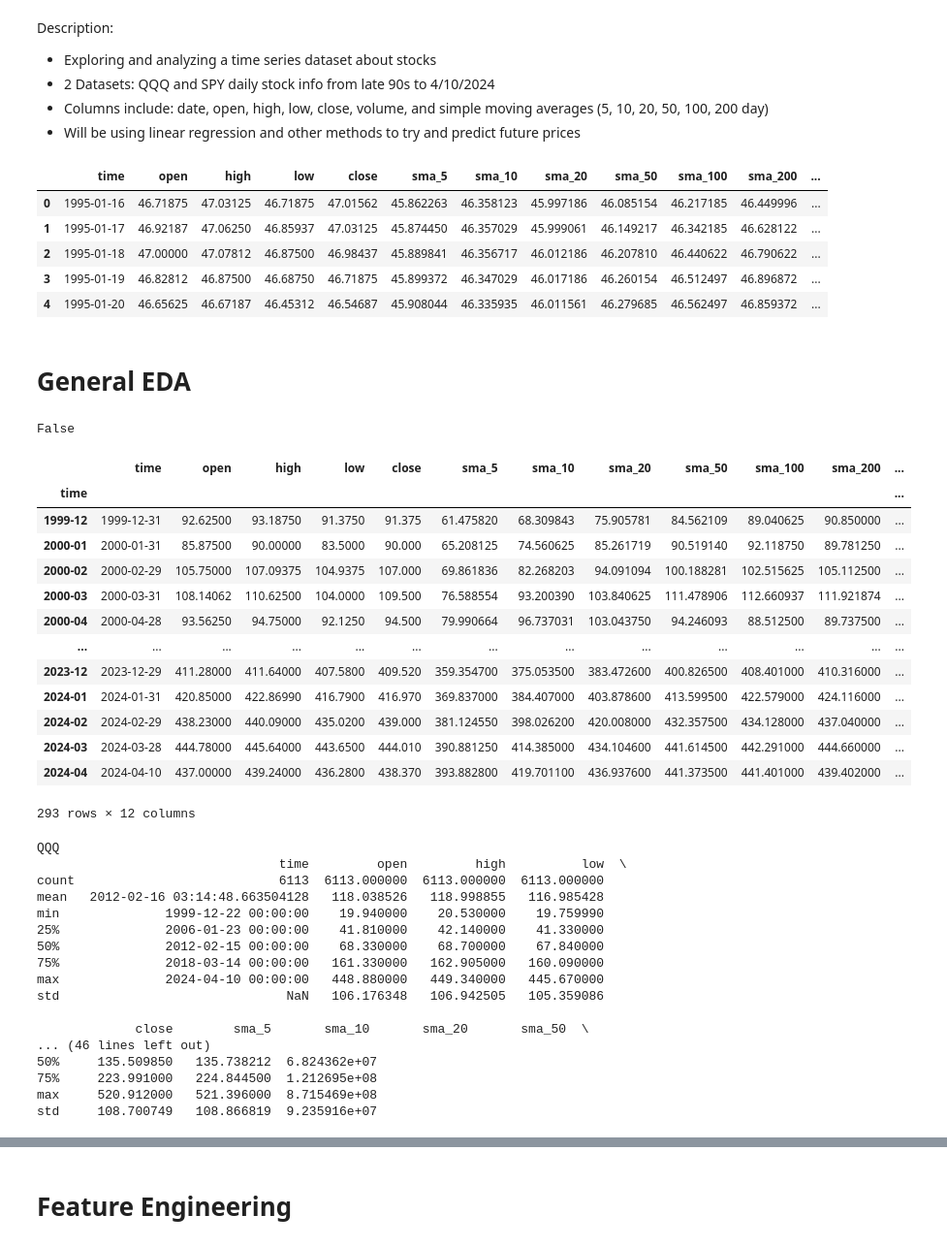
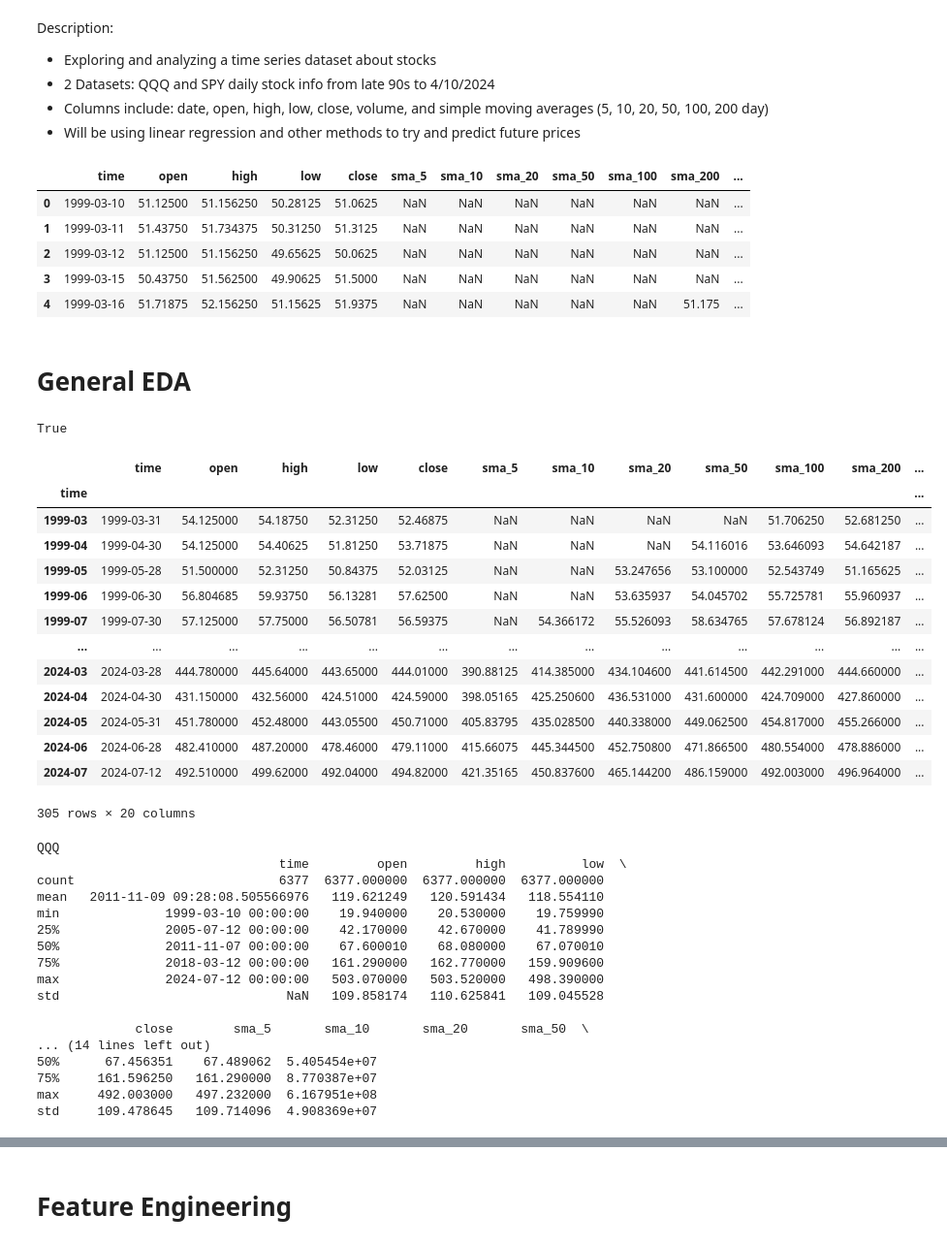
Before and after one commit to GuhGonk/stock_price, a Jupyter notebook: stocks_1D_sma.ipynb, the cells around one changed output, grey strips where cells are left out. Shown at 97% size. Saved outputs shown, nothing was run; the diff lists cells and outputs as text; code cells hidden in the pictures.

```diff
--- a/stocks_1D_sma.ipynb
+++ b/stocks_1D_sma.ipynb
@@ -23,78 +31,78 @@ from sklearn.metrics import mean_squared_error, r2_score
 # %%
-qqq = pd.read_csv('data\QQQ_1D_6sma.csv')
-spy = pd.read_csv('data\SPY_1D_6sma.csv')
+qqq = pd.read_csv('data\QQQ_1D_6sma_Jul24.csv')
+# spy = pd.read_csv('data\SPY_1D_6sma.csv') # For now, only working on QQQ dataset
 
 new_names = ['sma_5', 'sma_10', 'sma_20', 'sma_50', 'sma_100', 'sma_200']
 to_rename = ['MA', 'MA.1', 'MA.2', 'MA.3', 'MA.4', 'MA.5']
 
 qqq.rename(columns = dict(zip(to_rename, new_names)), inplace = True)
-spy.rename(columns = dict(zip(to_rename, new_names)), inplace = True)
+# spy.rename(columns = dict(zip(to_rename, new_names)), inplace = True)
 
-spy.head()
+qqq.head()
 # %% [output]
 |  | time | open | high | low | close | sma_5 | sma_10 | sma_20 | sma_50 | sma_100 | sma_200 | ... |
-| 0 | 1995-01-16 | 46.71875 | 47.03125 | 46.71875 | 47.01562 | 45.862263 | 46.358123 | 45.997186 | 46.085154 | 46.217185 | 46.449996 | ... |
-| 1 | 1995-01-17 | 46.92187 | 47.06250 | 46.85937 | 47.03125 | 45.874450 | 46.357029 | 45.999061 | 46.149217 | 46.342185 | 46.628122 | ... |
-| 2 | 1995-01-18 | 47.00000 | 47.07812 | 46.87500 | 46.98437 | 45.889841 | 46.356717 | 46.012186 | 46.207810 | 46.440622 | 46.790622 | ... |
-| 3 | 1995-01-19 | 46.82812 | 46.87500 | 46.68750 | 46.71875 | 45.899372 | 46.347029 | 46.017186 | 46.260154 | 46.512497 | 46.896872 | ... |
-| 4 | 1995-01-20 | 46.65625 | 46.67187 | 46.45312 | 46.54687 | 45.908044 | 46.335935 | 46.011561 | 46.279685 | 46.562497 | 46.859372 | ... |
+| 0 | 1999-03-10 | 51.12500 | 51.156250 | 50.28125 | 51.0625 | NaN | NaN | NaN | NaN | NaN | NaN | ... |
+| 1 | 1999-03-11 | 51.43750 | 51.734375 | 50.31250 | 51.3125 | NaN | NaN | NaN | NaN | NaN | NaN | ... |
+| 2 | 1999-03-12 | 51.12500 | 51.156250 | 49.65625 | 50.0625 | NaN | NaN | NaN | NaN | NaN | NaN | ... |
+| 3 | 1999-03-15 | 50.43750 | 51.562500 | 49.90625 | 51.5000 | NaN | NaN | NaN | NaN | NaN | NaN | ... |
+| 4 | 1999-03-16 | 51.71875 | 52.156250 | 51.15625 | 51.9375 | NaN | NaN | NaN | NaN | NaN | 51.175 | ... |
 # %% [markdown]
 # General EDA
 # %%
 # Check for nulls
 qqq.isna().any(axis = None)
 # %% [output]
-False
+True
 # %%
 # Trying to plot the monthly performance over time
 # Need to group by the month in to have a more legible plot
 
 # Convert to datetime so it is more malleable
 qqq.time = pd.to_datetime(qqq.time)
-spy.time = pd.to_datetime(spy.time)
+# spy.time = pd.to_datetime(spy.time)
 
-# Grouping by last trading of the month
+# Grouping by last trading day of the month
 qqq_monthly = qqq.groupby(qqq['time'].dt.to_period('M')).last()
-spy_monthly = spy.groupby(spy['time'].dt.to_period('M')).last()
+# spy_monthly = spy.groupby(spy['time'].dt.to_period('M')).last()
 
 qqq_monthly
 # %% [output]
 |  | time | open | high | low | close | sma_5 | sma_10 | sma_20 | sma_50 | sma_100 | sma_200 | ... |
 | time |  |  |  |  |  |  |  |  |  |  |  | ... |
-| 1999-12 | 1999-12-31 | 92.62500 | 93.18750 | 91.3750 | 91.375 | 61.475820 | 68.309843 | 75.905781 | 84.562109 | 89.040625 | 90.850000 | ... |
-| 2000-01 | 2000-01-31 | 85.87500 | 90.00000 | 83.5000 | 90.000 | 65.208125 | 74.560625 | 85.261719 | 90.519140 | 92.118750 | 89.781250 | ... |
-| 2000-02 | 2000-02-29 | 105.75000 | 107.09375 | 104.9375 | 107.000 | 69.861836 | 82.268203 | 94.091094 | 100.188281 | 102.515625 | 105.112500 | ... |
-| 2000-03 | 2000-03-31 | 108.14062 | 110.62500 | 104.0000 | 109.500 | 76.588554 | 93.200390 | 103.840625 | 111.478906 | 112.660937 | 111.921874 | ... |
-| 2000-04 | 2000-04-28 | 93.56250 | 94.75000 | 92.1250 | 94.500 | 79.990664 | 96.737031 | 103.043750 | 94.246093 | 88.512500 | 89.737500 | ... |
+| 1999-03 | 1999-03-31 | 54.125000 | 54.18750 | 52.31250 | 52.46875 | NaN | NaN | NaN | NaN | 51.706250 | 52.681250 | ... |
+| 1999-04 | 1999-04-30 | 54.125000 | 54.40625 | 51.81250 | 53.71875 | NaN | NaN | NaN | 54.116016 | 53.646093 | 54.642187 | ... |
+| 1999-05 | 1999-05-28 | 51.500000 | 52.31250 | 50.84375 | 52.03125 | NaN | NaN | 53.247656 | 53.100000 | 52.543749 | 51.165625 | ... |
+| 1999-06 | 1999-06-30 | 56.804685 | 59.93750 | 56.13281 | 57.62500 | NaN | NaN | 53.635937 | 54.045702 | 55.725781 | 55.960937 | ... |
+| 1999-07 | 1999-07-30 | 57.125000 | 57.75000 | 56.50781 | 56.59375 | NaN | 54.366172 | 55.526093 | 58.634765 | 57.678124 | 56.892187 | ... |
 | ... | ... | ... | ... | ... | ... | ... | ... | ... | ... | ... | ... | ... |
-| 2023-12 | 2023-12-29 | 411.28000 | 411.64000 | 407.5800 | 409.520 | 359.354700 | 375.053500 | 383.472600 | 400.826500 | 408.401000 | 410.316000 | ... |
-| 2024-01 | 2024-01-31 | 420.85000 | 422.86990 | 416.7900 | 416.970 | 369.837000 | 384.407000 | 403.878600 | 413.599500 | 422.579000 | 424.116000 | ... |
-| 2024-02 | 2024-02-29 | 438.23000 | 440.09000 | 435.0200 | 439.000 | 381.124550 | 398.026200 | 420.008000 | 432.357500 | 434.128000 | 437.040000 | ... |
-| 2024-03 | 2024-03-28 | 444.78000 | 445.64000 | 443.6500 | 444.010 | 390.881250 | 414.385000 | 434.104600 | 441.614500 | 442.291000 | 444.660000 | ... |
-| 2024-04 | 2024-04-10 | 437.00000 | 439.24000 | 436.2800 | 438.370 | 393.882800 | 419.701100 | 436.937600 | 441.373500 | 441.401000 | 439.402000 | ... |
+| 2024-03 | 2024-03-28 | 444.780000 | 445.64000 | 443.65000 | 444.01000 | 390.88125 | 414.385000 | 434.104600 | 441.614500 | 442.291000 | 444.660000 | ... |
+| 2024-04 | 2024-04-30 | 431.150000 | 432.56000 | 424.51000 | 424.59000 | 398.05165 | 425.250600 | 436.531000 | 431.600000 | 424.709000 | 427.860000 | ... |
+| 2024-05 | 2024-05-31 | 451.780000 | 452.48000 | 443.05500 | 450.71000 | 405.83795 | 435.028500 | 440.338000 | 449.062500 | 454.817000 | 455.266000 | ... |
+| 2024-06 | 2024-06-28 | 482.410000 | 487.20000 | 478.46000 | 479.11000 | 415.66075 | 445.344500 | 452.750800 | 471.866500 | 480.554000 | 478.886000 | ... |
+| 2024-07 | 2024-07-12 | 492.510000 | 499.62000 | 492.04000 | 494.82000 | 421.35165 | 450.837600 | 465.144200 | 486.159000 | 492.003000 | 496.964000 | ... |
-293 rows × 12 columns
+305 rows × 20 columns
 # %%
 print(f'QQQ\n{qqq.describe()}')
-print('\n\nSpy')
-print(spy.describe())
+# print('\n\nSpy')
+# print(spy.describe())
 # %% [output]
 QQQ
                                 time         open         high          low  \
-count                           6113  6113.000000  6113.000000  6113.000000
-mean   2012-02-16 03:14:48.663504128   118.038526   118.998855   116.985428
-min              1999-12-22 00:00:00    19.940000    20.530000    19.759990
-25%              2006-01-23 00:00:00    41.810000    42.140000    41.330000
-50%              2012-02-15 00:00:00    68.330000    68.700000    67.840000
-75%              2018-03-14 00:00:00   161.330000   162.905000   160.090000
-max              2024-04-10 00:00:00   448.880000   449.340000   445.670000
-std                              NaN   106.176348   106.942505   105.359086
+count                           6377  6377.000000  6377.000000  6377.000000
+mean   2011-11-09 09:28:08.505566976   119.621249   120.591434   118.554110
+min              1999-03-10 00:00:00    19.940000    20.530000    19.759990
+25%              2005-07-12 00:00:00    42.170000    42.670000    41.789990
+50%              2011-11-07 00:00:00    67.600010    68.080000    67.070010
+75%              2018-03-12 00:00:00   161.290000   162.770000   159.909600
+max              2024-07-12 00:00:00   503.070000   503.520000   498.390000
+std                              NaN   109.858174   110.625841   109.045528
 
              close        sma_5       sma_10       sma_20       sma_50  \
-... (46 lines left out)
-50%     135.509850   135.738212  6.824362e+07
-75%     223.991000   224.844500  1.212695e+08
-max     520.912000   521.396000  8.715469e+08
-std     108.700749   108.866819  9.235916e+07
+... (14 lines left out)
+50%      67.456351    67.489062  5.405454e+07
+75%     161.596250   161.290000  8.770387e+07
+max     492.003000   497.232000  6.167951e+08
+std     109.478645   109.714096  4.908369e+07
 # %%
 # Plotting the performance over time
 
```
Also changed, not shown: parts of 24 cells of this notebook, 11 other files.
